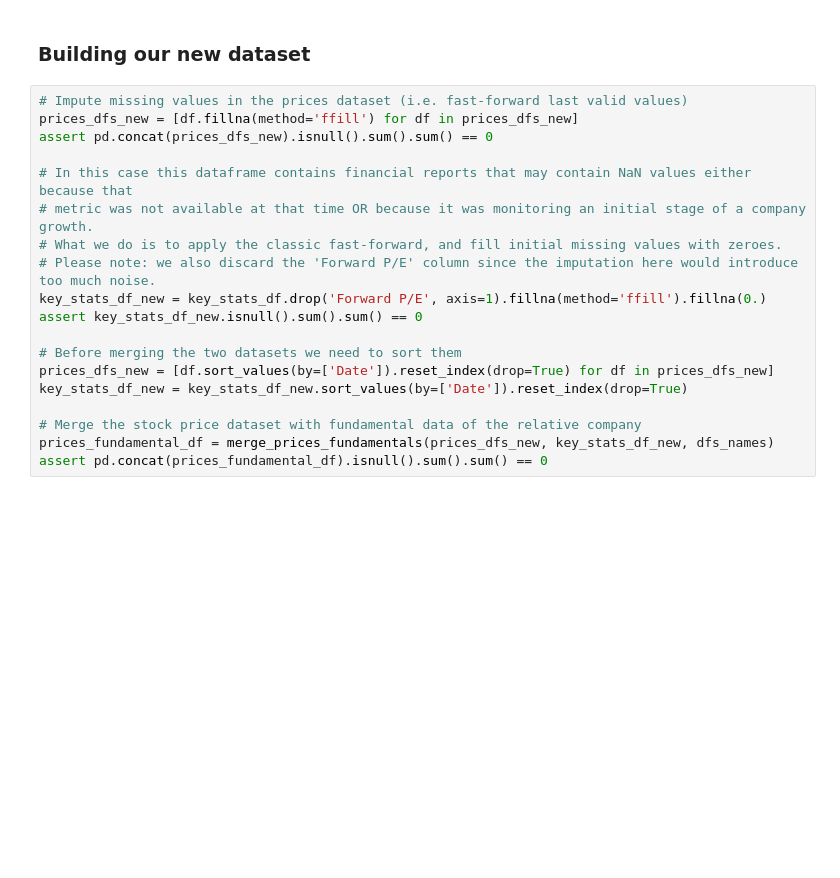
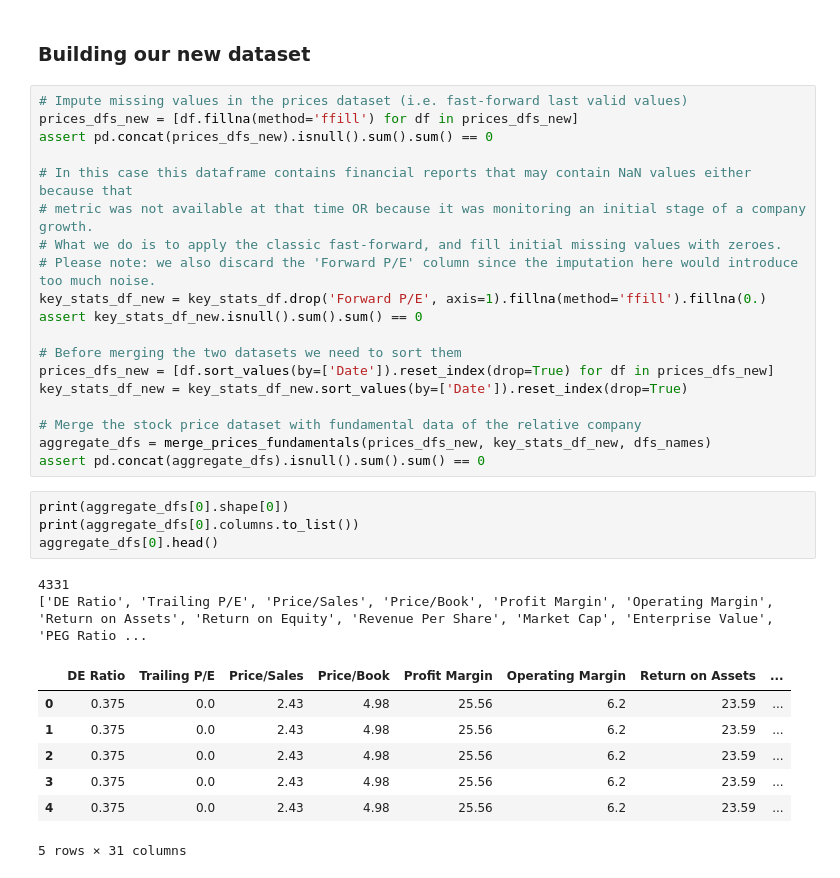
Before and after one commit to LeonardoEmili/stock-price-forecasting, a Jupyter notebook: forecasting.ipynb, the cells around one changed output. Cells and saved outputs as stored; diff of their text form; blank space fills up the shorter version.

```diff
--- a/forecasting.ipynb
+++ b/forecasting.ipynb
@@ -235,5 +232,19 @@ prices_dfs_new = [df.sort_values(by=['Date']).reset_index(drop=True) for df in p
 key_stats_df_new = key_stats_df_new.sort_values(by=['Date']).reset_index(drop=True)
 
 # Merge the stock price dataset with fundamental data of the relative company
-prices_fundamental_df = merge_prices_fundamentals(prices_dfs_new, key_stats_df_new, dfs_names)
-assert pd.concat(prices_fundamental_df).isnull().sum().sum() == 0
+aggregate_dfs = merge_prices_fundamentals(prices_dfs_new, key_stats_df_new, dfs_names)
+assert pd.concat(aggregate_dfs).isnull().sum().sum() == 0
+# %%
+print(aggregate_dfs[0].shape[0])
+print(aggregate_dfs[0].columns.to_list())
+aggregate_dfs[0].head()
+# %% [output]
+4331
+['DE Ratio', 'Trailing P/E', 'Price/Sales', 'Price/Book', 'Profit Margin', 'Operating Margin', 'Return on Assets', 'Return on Equity', 'Revenue Per Share', 'Market Cap', 'Enterprise Value', 'PEG Ratio ...
+|  | DE Ratio | Trailing P/E | Price/Sales | Price/Book | Profit Margin | Operating Margin | Return on Assets | ... |
+| 0 | 0.375 | 0.0 | 2.43 | 4.98 | 25.56 | 6.2 | 23.59 | ... |
+| 1 | 0.375 | 0.0 | 2.43 | 4.98 | 25.56 | 6.2 | 23.59 | ... |
+| 2 | 0.375 | 0.0 | 2.43 | 4.98 | 25.56 | 6.2 | 23.59 | ... |
+| 3 | 0.375 | 0.0 | 2.43 | 4.98 | 25.56 | 6.2 | 23.59 | ... |
+| 4 | 0.375 | 0.0 | 2.43 | 4.98 | 25.56 | 6.2 | 23.59 | ... |
+5 rows × 31 columns
```
Also changed, not shown: parts of 10 cells of this notebook.
